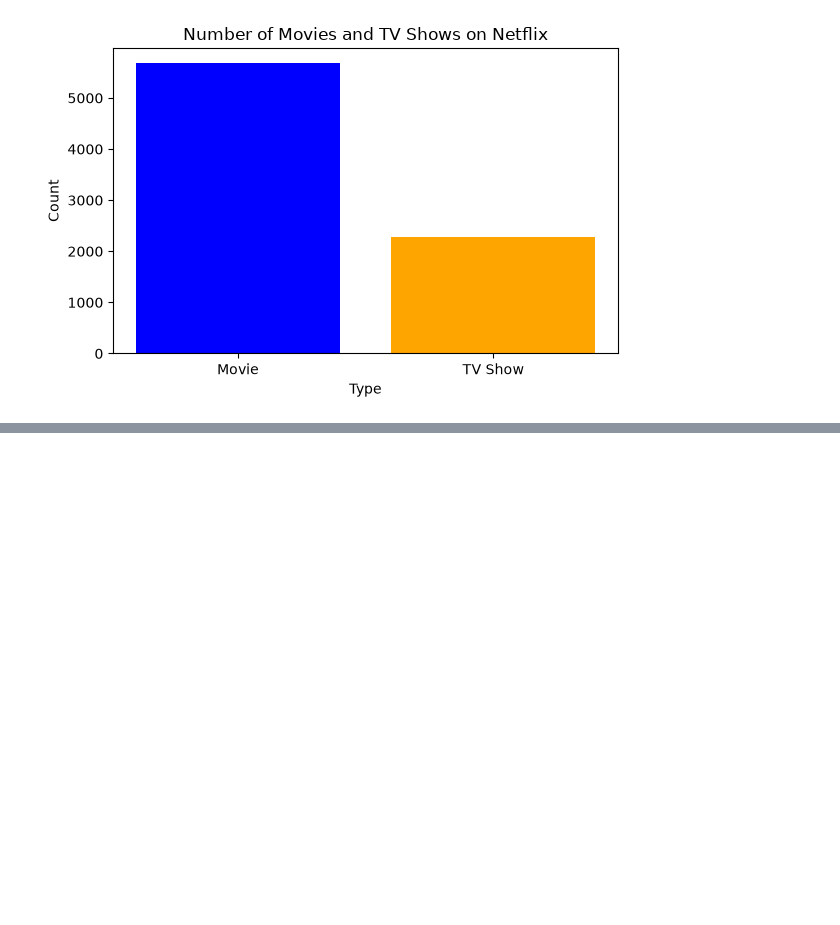
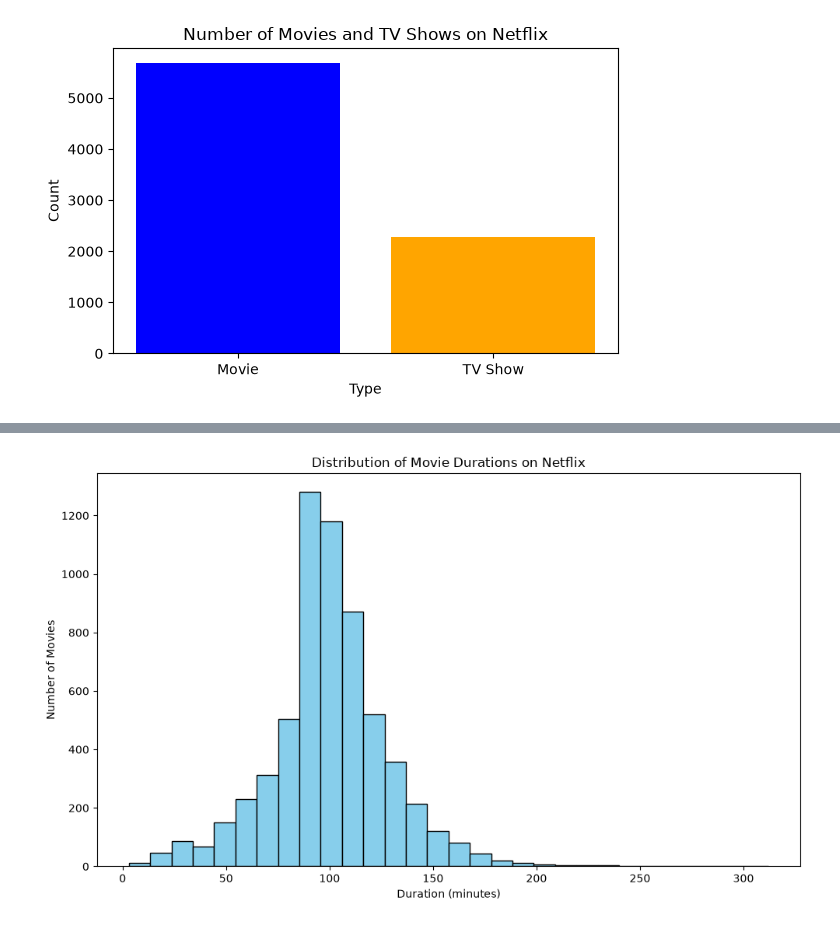
Before and after one commit to Prachi0018/Netflix-Data-Visualization, a Jupyter notebook: netflix_data_visuallization.ipynb, the cells around one changed output, grey strips where cells are left out. Saved outputs shown, nothing was run; the diff lists cells and outputs as text; code cells hidden in the pictures; blank space fills up the shorter version.

```diff
--- a/netflix_data_visuallization.ipynb
+++ b/netflix_data_visuallization.ipynb
@@ -28,0 +58,24 @@ rating_percentages = rating_counts / rating_counts.sum() * 100
+# %%
+# what is the distribution of movie durations on Netflix? making a histogram
+
+import pandas as pd
+import matplotlib.pyplot as plt
+
+df = pd.read_csv('netflix_titles.csv')
+
+movie_df = df[df['type'] == 'Movie'].copy()
+movie_df['duration_int'] = movie_df['duration'].str.replace('min', '', regex=False).str.strip()
+movie_df['duration_int'] = pd.to_numeric(movie_df['duration_int'], errors='coerce')
+movie_df = movie_df.dropna(subset=['duration_int'])
+plt.figure(figsize=(10, 6))
+plt.hist(movie_df['duration_int'], bins=30, color='skyblue', edgecolor='black')
+plt.title('Distribution of Movie Durations on Netflix')
+plt.xlabel('Duration (minutes)')
+plt.ylabel('Number of Movies')
+plt.tight_layout()
+
+plt.savefig('movie_duration_distribution.png', dpi=300)
+
+plt.show()
+# %% [output]
+[figure, added]
```
Also changed, not shown: parts of 5 cells of this notebook.
